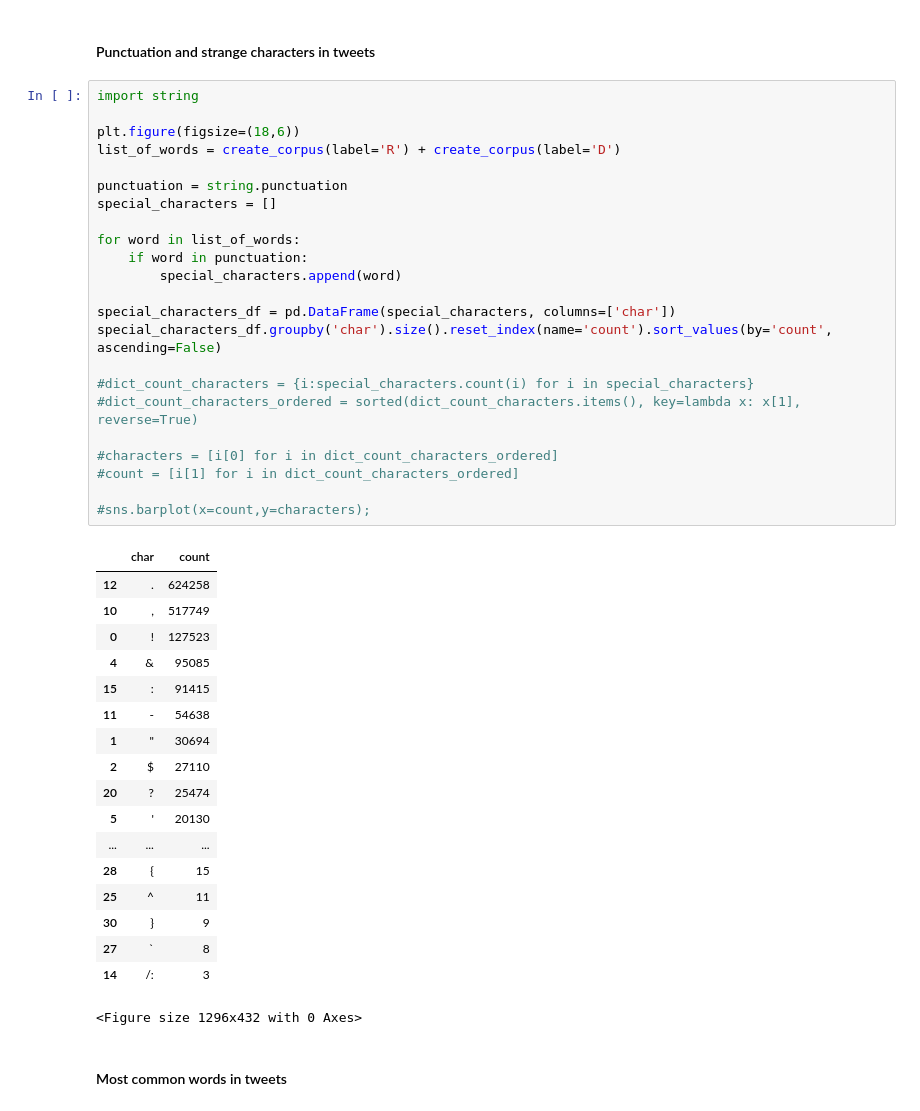
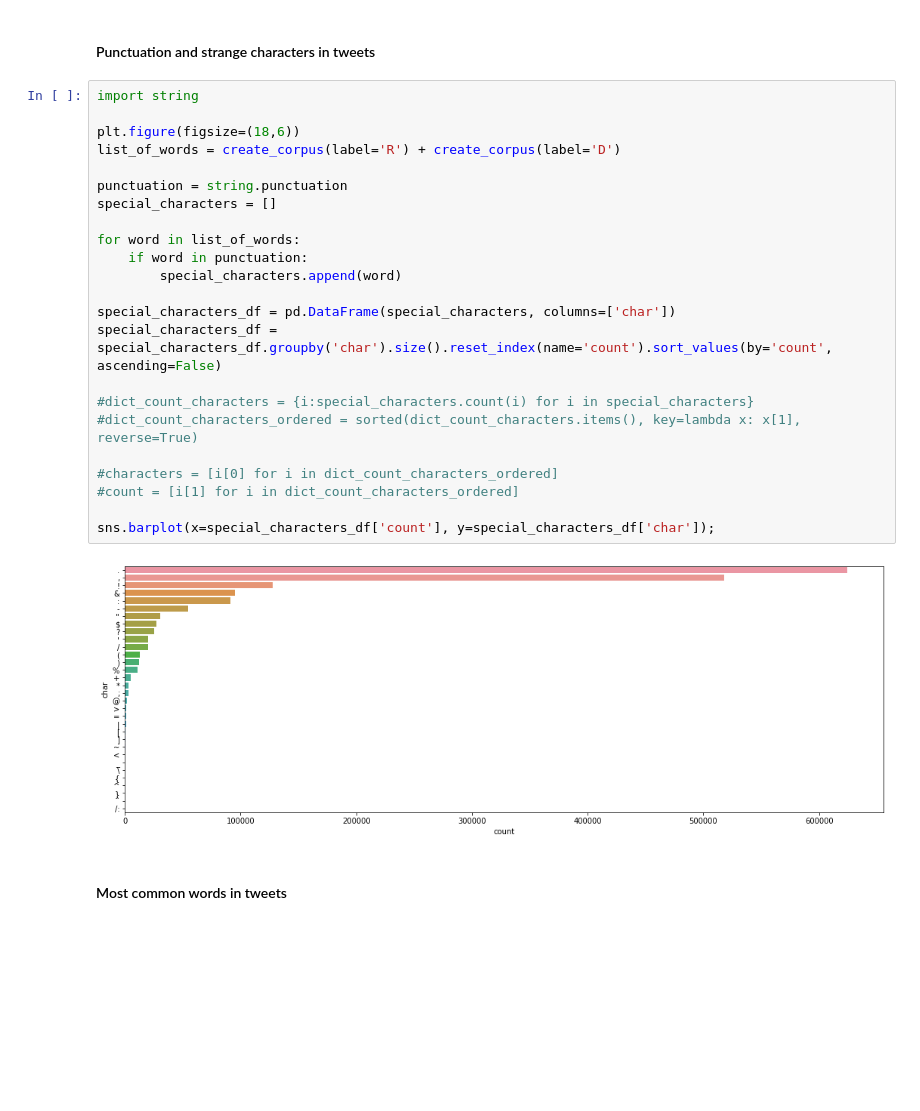
Before and after one commit to aferrero23/twitter-category-nlp, a Jupyter notebook: src/pre_data_cleaning.ipynb, the cells around one changed output. Cells and saved outputs as stored; diff of their text form; blank space fills up the shorter version.

```diff
--- a/src/pre_data_cleaning.ipynb
+++ b/src/pre_data_cleaning.ipynb
@@ -267,45 +264,28 @@ create_list_of_words(label='R')[:20]
 # %%
 import string
 
 plt.figure(figsize=(18,6))
 list_of_words = create_corpus(label='R') + create_corpus(label='D')
 
 punctuation = string.punctuation
 special_characters = []
 
 for word in list_of_words:
     if word in punctuation:
         special_characters.append(word)
 
 special_characters_df = pd.DataFrame(special_characters, columns=['char'])
-special_characters_df.groupby('char').size().reset_index(name='count').sort_values(by='count', ascending=False)
+special_characters_df = special_characters_df.groupby('char').size().reset_index(name='count').sort_values(by='count', ascending=False)
 
 #dict_count_characters = {i:special_characters.count(i) for i in special_characters}
 #dict_count_characters_ordered = sorted(dict_count_characters.items(), key=lambda x: x[1], reverse=True)
 
 #characters = [i[0] for i in dict_count_characters_ordered]
 #count = [i[1] for i in dict_count_characters_ordered]
 
-#sns.barplot(x=count,y=characters);
+sns.barplot(x=special_characters_df['count'], y=special_characters_df['char']);
 # %% [output]
-|  | char | count |
-| 12 | . | 624258 |
-| 10 | , | 517749 |
-| 0 | ! | 127523 |
-| 4 | & | 95085 |
-| 15 | : | 91415 |
-| 11 | - | 54638 |
-| 1 | " | 30694 |
-| 2 | $ | 27110 |
-| 20 | ? | 25474 |
-| 5 | ' | 20130 |
-| ... | ... | ... |
-| 28 | { | 15 |
-| 25 | ^ | 11 |
-| 30 | } | 9 |
-| 27 | ` | 8 |
-| 14 | /: | 3 |
-<Figure size 1296x432 with 0 Axes>
+[figure, added]
 # %% [markdown]
 #### Most common words in tweets
 # %%
```
Also changed, not shown: parts of 3 cells of this notebook.
